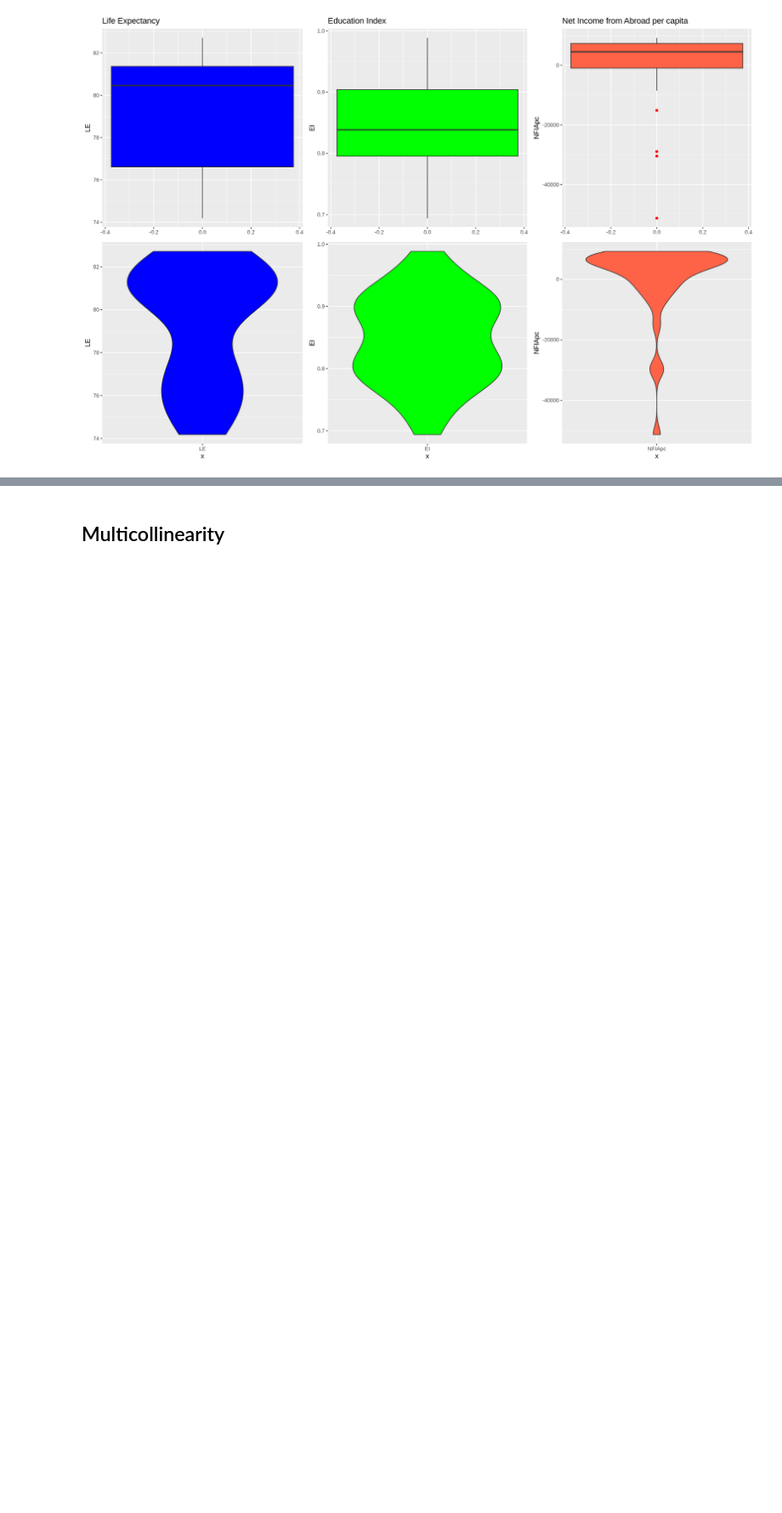
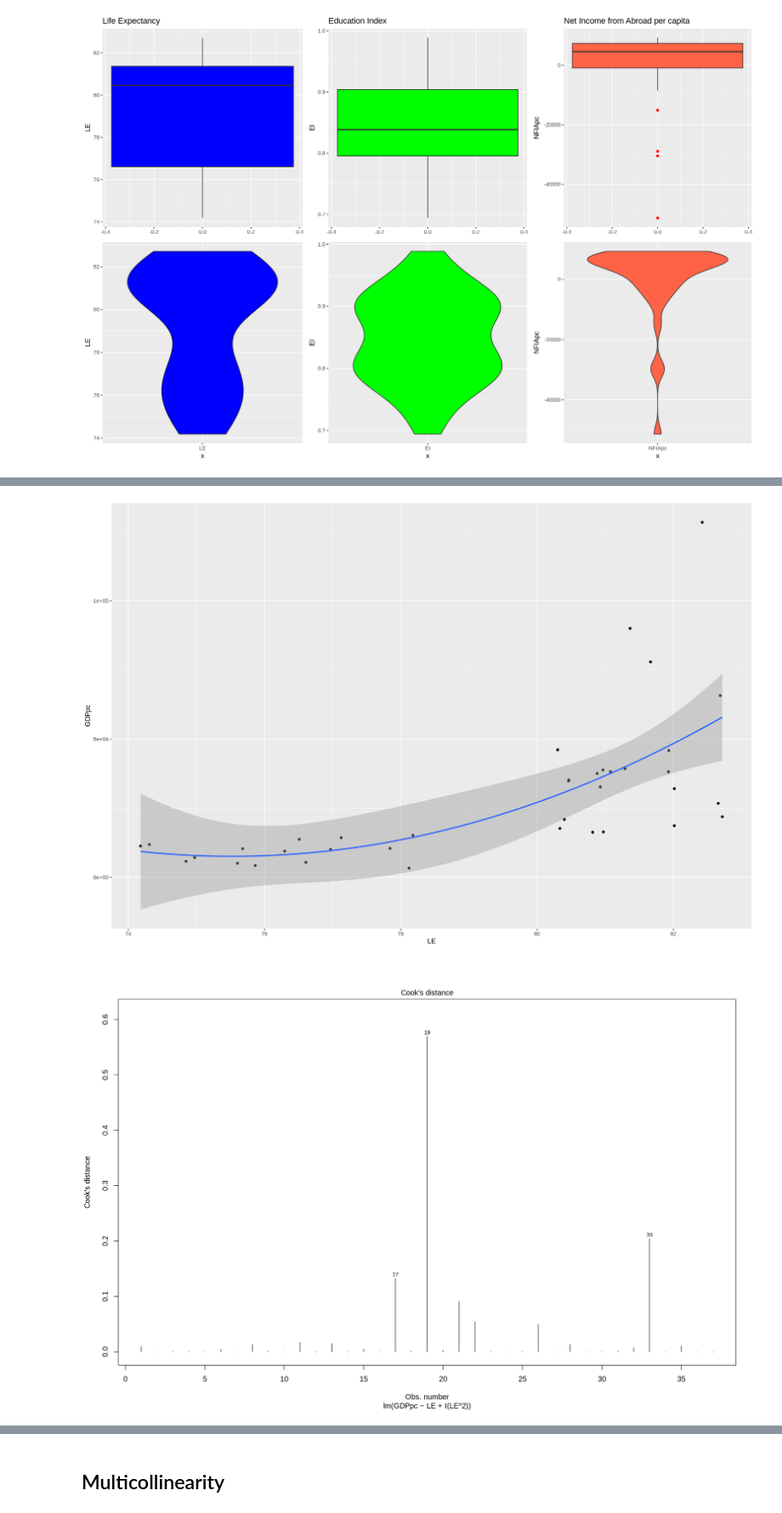
Before and after one commit to nickobard/eurostat-datasets-analysis, a Jupyter notebook: sem-3/semestral-work.ipynb, the cells around one changed output, grey strips where cells are left out. Shown at 85% size. Saved outputs shown, nothing was run; the diff lists cells and outputs as text; code cells hidden in the pictures; blank space fills up the shorter version.

```diff
--- a/sem-3/semestral-work.ipynb
+++ b/sem-3/semestral-work.ipynb
@@ -445,0 +470,3 @@ melt(data=data,
+# %%
+fit_LE_sq <- lm(GDPpc ~ LE + I(LE^2), data = data)
+summary(fit_LE_sq)
@@ -445,0 +490,10 @@ melt(data=data,
+# %%
+options(repr.plot.width = 15, repr.plot.height=10)
+
+ggplot(fit_LE_sq, aes(x=LE,y=GDPpc)) +
+    geom_point() +
+    stat_smooth(method="lm", formula=y~x + I(x^2))
+plot(fit_LE, which=4)
+# %% [output]
+[figure, added]
+[figure, added]
```
Also changed, not shown: parts of 36 cells of this notebook.
